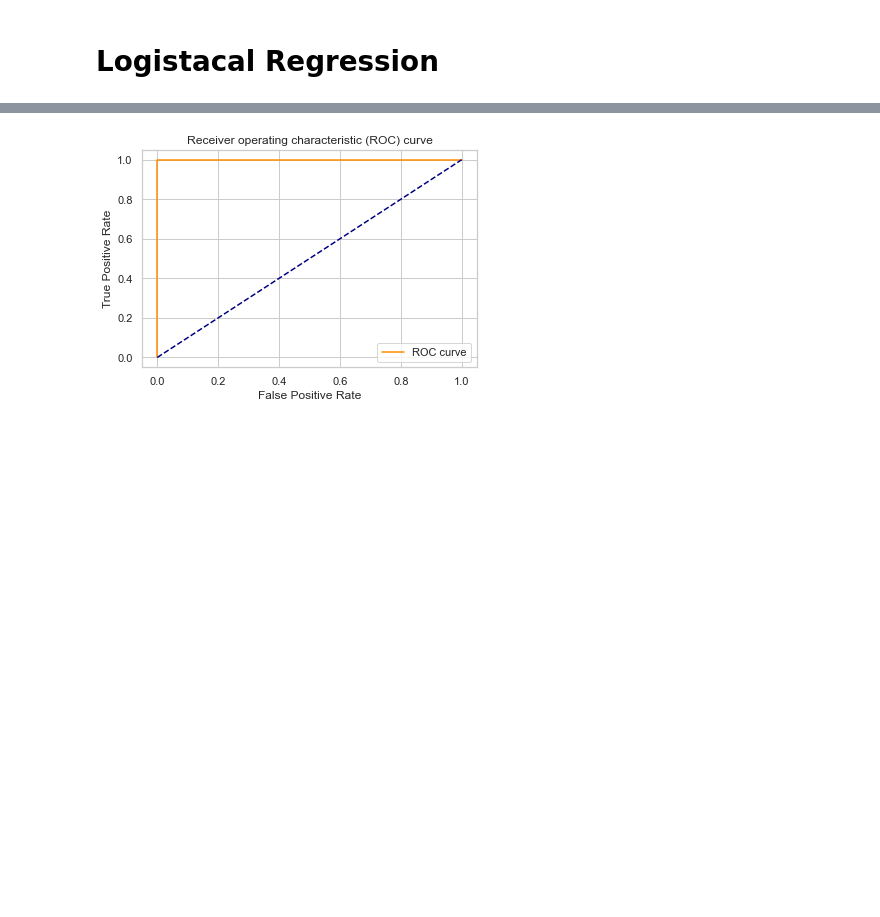
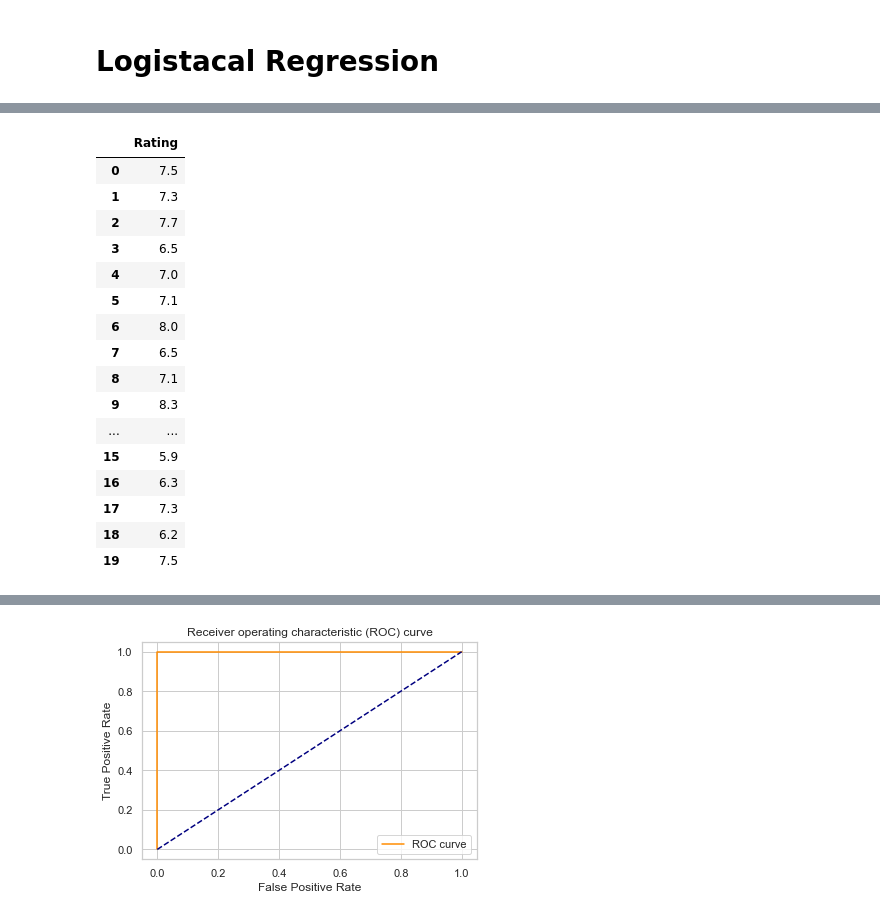
Before and after one commit to 123bros/Movie-Analysis, a Jupyter notebook: Logistical_regression-checkpoint.ipynb, the cells around one changed output, grey strips where cells are left out. Saved outputs shown, nothing was run; the diff lists cells and outputs as text; code cells hidden in the pictures; blank space fills up the shorter version.

```diff
--- a/Logistical_regression-checkpoint.ipynb
+++ b/Logistical_regression-checkpoint.ipynb
@@ -37 +62,23 @@ revenue_predictions = clf.predict(X)
+# %%
+# Define the input variables
+X = df[['Rating']] # select the feature variable
+y = (np.where(df['Revenue']>=3*df['Budget'], 1, 0))
+# %% [output]
+|  | Rating |
+| 0 | 7.5 |
+| 1 | 7.3 |
+| 2 | 7.7 |
+| 3 | 6.5 |
+| 4 | 7.0 |
+| 5 | 7.1 |
+| 6 | 8.0 |
+| 7 | 6.5 |
+| 8 | 7.1 |
+| 9 | 8.3 |
+| ... | ... |
+| 15 | 5.9 |
+| 16 | 6.3 |
+| 17 | 7.3 |
+| 18 | 6.2 |
+| 19 | 7.5 |
 # %%
```
Also changed, not shown: parts of 15 cells of this notebook.
